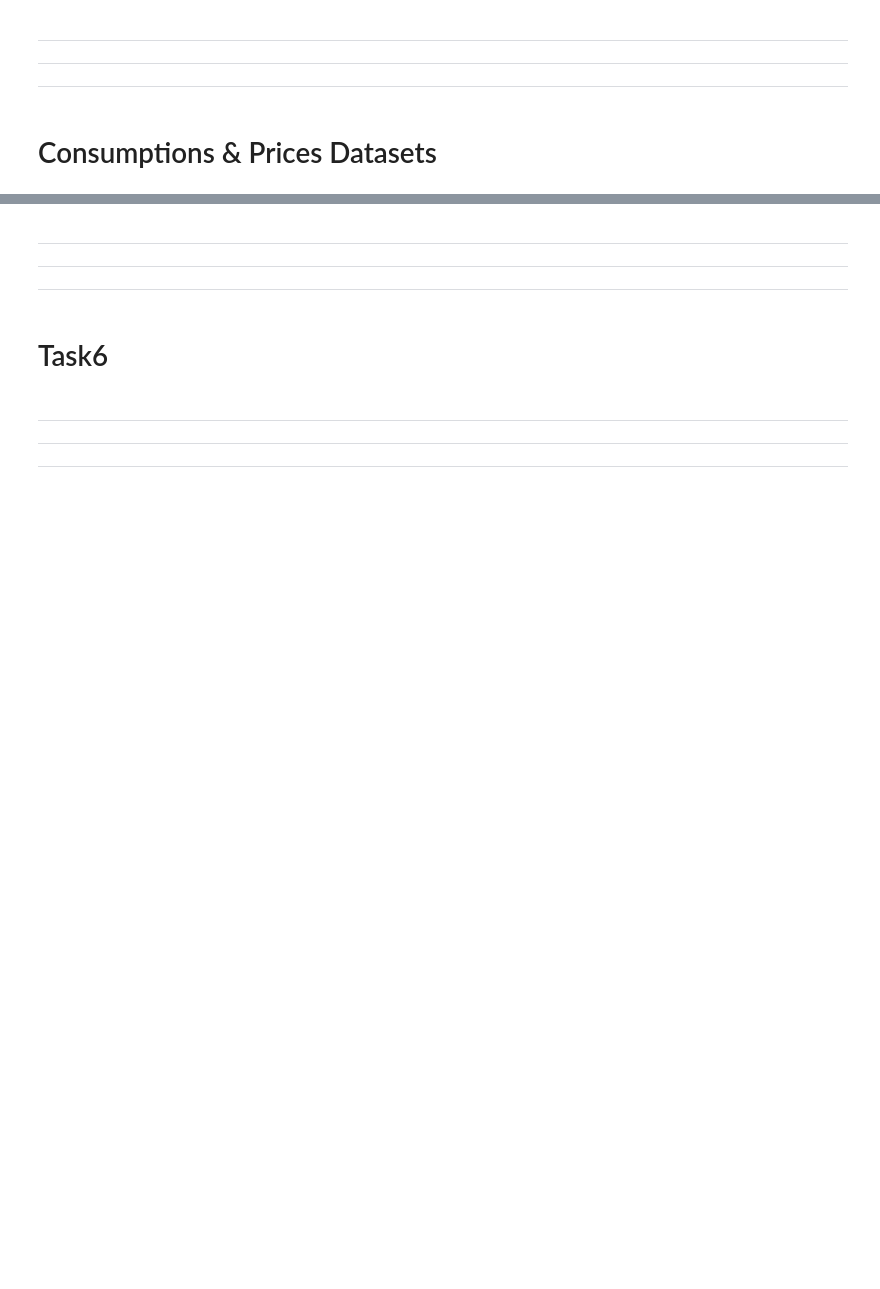
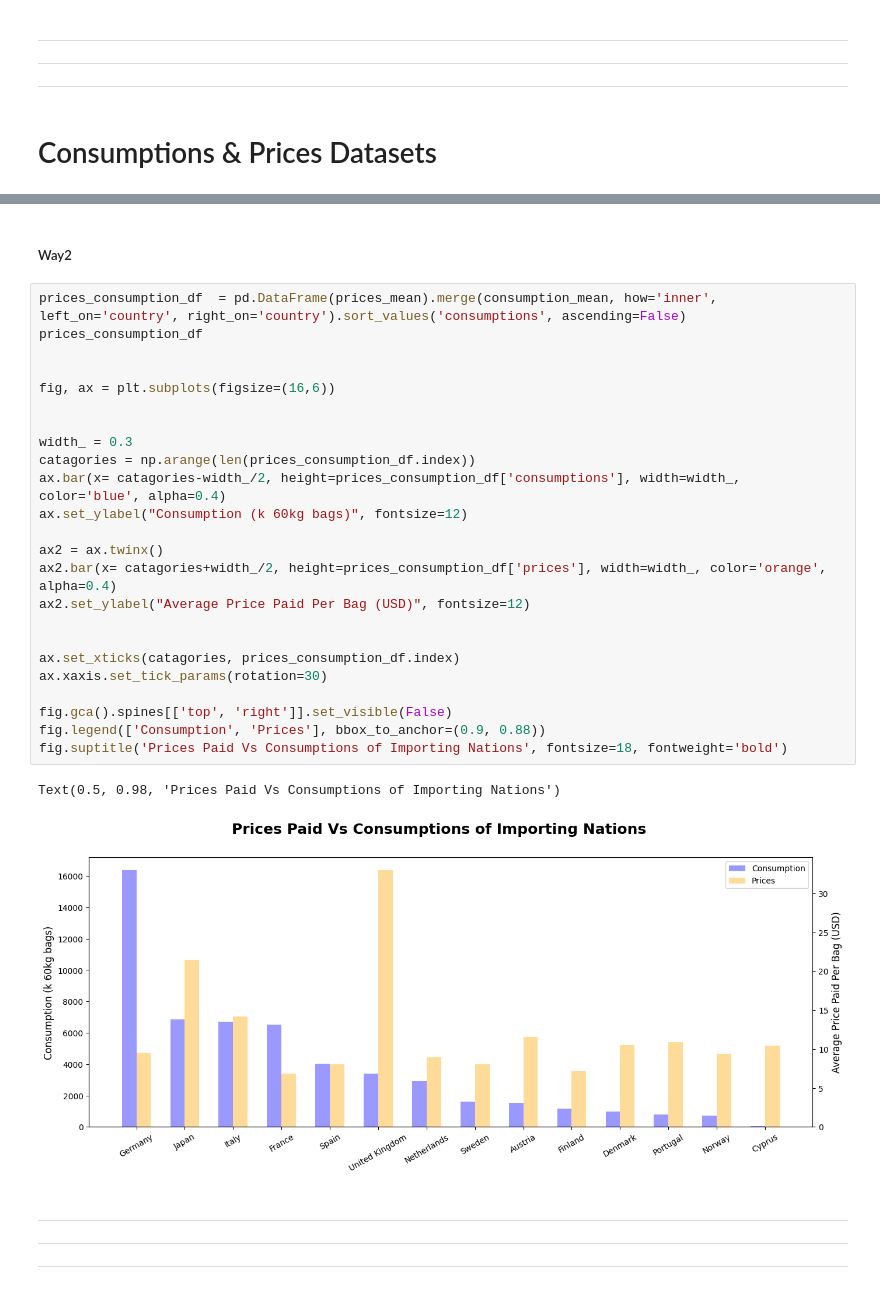
Before and after one commit to Mayar9/Global_Coffee_Market, a Jupyter notebook: Analyzing_Global_Coffee.ipynb, the cells around one changed output, grey strips where cells are left out. Saved outputs shown, nothing was run; the diff lists cells and outputs as text; blank space fills up the shorter version.

```diff
--- a/Analyzing_Global_Coffee.ipynb
+++ b/Analyzing_Global_Coffee.ipynb
@@ -538,10 +688,34 @@ Text(0.5, 0.98, "Brazil's share of global production in 2018")
+# %% [markdown]
+##### Way2
+# %%
+prices_consumption_df  = pd.DataFrame(prices_mean).merge(consumption_mean, how='inner', left_on='country', right_on='country').sort_values('consumptions', ascending=False)
+prices_consumption_df
+
+
+fig, ax = plt.subplots(figsize=(16,6))
+
+
+width_ = 0.3
+catagories = np.arange(len(prices_consumption_df.index))
+ax.bar(x= catagories-width_/2, height=prices_consumption_df['consumptions'], width=width_, color='blue', alpha=0.4)
+ax.set_ylabel("Consumption (k 60kg bags)", fontsize=12)
+
+ax2 = ax.twinx()
+ax2.bar(x= catagories+width_/2, height=prices_consumption_df['prices'], width=width_, color='orange', alpha=0.4)
+ax2.set_ylabel("Average Price Paid Per Bag (USD)", fontsize=12)
+
+
+ax.set_xticks(catagories, prices_consumption_df.index)
+ax.xaxis.set_tick_params(rotation=30)
+
+fig.gca().spines[['top', 'right']].set_visible(False)
+fig.legend(['Consumption', 'Prices'], bbox_to_anchor=(0.9, 0.88))
+fig.suptitle('Prices Paid Vs Consumptions of Importing Nations', fontsize=18, fontweight='bold')
+# %% [output]
+Text(0.5, 0.98, 'Prices Paid Vs Consumptions of Importing Nations')
+[figure, added]
 # %% [markdown]
+#####
 **************************************************************************************************************************************************
 **************************************************************************************************************************************************
 **************************************************************************************************************************************************
-# %% [markdown]
-# Task6
-# %% [markdown]
-**************************************************************************************************************************************************
-**************************************************************************************************************************************************
-**************************************************************************************************************************************************
```
Also changed, not shown: parts of 12 cells of this notebook.
